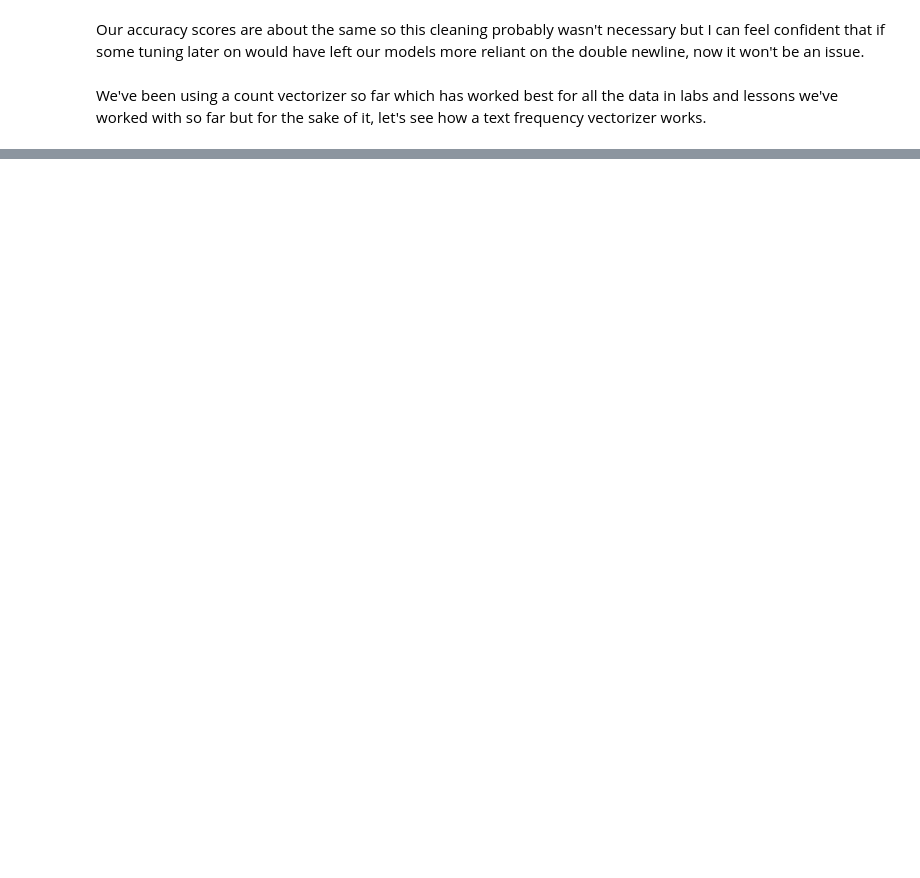
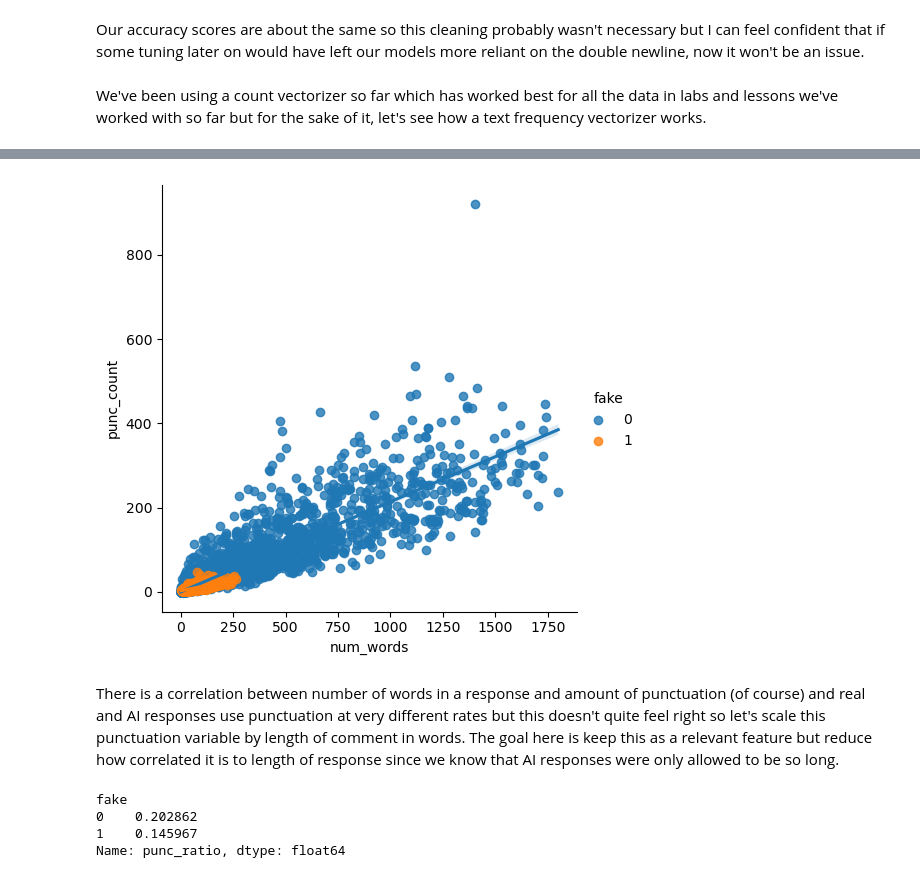
Before and after one commit to vijay-ravuri/reddit-comment-classification, a Jupyter notebook: code/02-Model_Building.ipynb, the cells around one changed output, grey strips where cells are left out. Saved outputs shown, nothing was run; the diff lists cells and outputs as text; code cells hidden in the pictures; blank space fills up the shorter version.

```diff
--- a/code/02-Model_Building.ipynb
+++ b/code/02-Model_Building.ipynb
@@ -318,0 +474,20 @@ df[(df['response'].str.contains('😀')) & (df['fake'] == 1)]
+# %%
+sns.lmplot(
+    data = df,
+    x = 'num_words',
+    y = 'punc_count',
+    hue = 'fake'
+);
+# %% [output]
+[figure, added]
+# %% [markdown]
+There is a correlation between number of words in a response and amount of punctuation (of course) and real and AI responses use punctuation at very different rates but this doesn't quite feel right so let's scale this punctuation variable by length of comment in words. The goal here is keep this as a relevant feature but reduce how correlated it is to length of response since we know that AI responses were only allowed to be so long.
+# %%
+df['punc_ratio'] = df['punc_count'] / df['num_words']
+
+df.groupby('fake')['punc_ratio'].mean()
+# %% [output]
+fake
+0    0.202862
+1    0.145967
+Name: punc_ratio, dtype: float64
```
Also changed, not shown: parts of 38 cells of this notebook.
